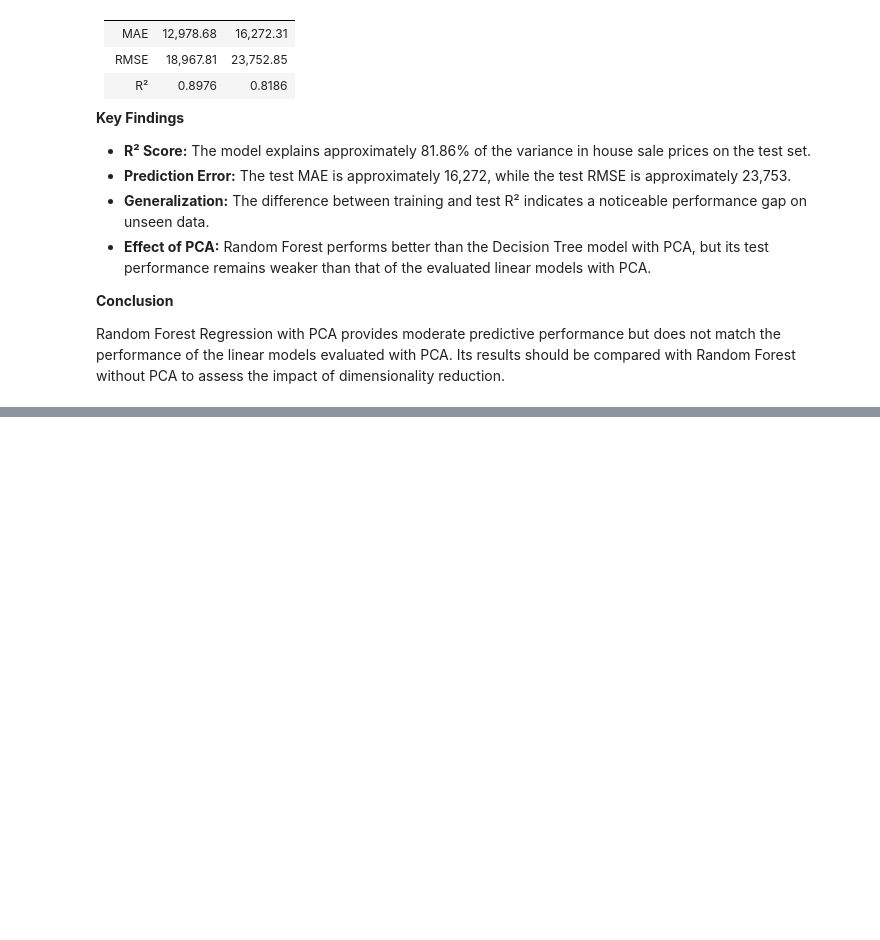
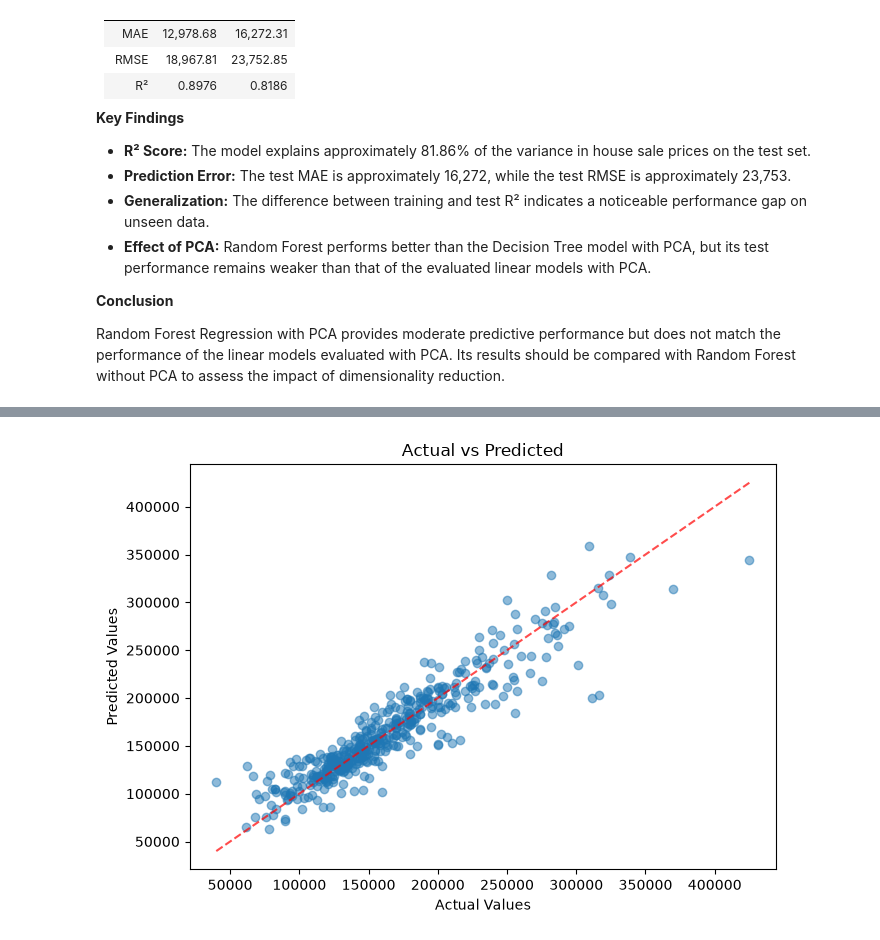
Before and after one commit to Mohamadzf23/ames-housing-price-prediction, a Jupyter notebook: src/ames_housing_price_prediction.ipynb, the cells around one changed output, grey strips where cells are left out. Cells and saved outputs as stored; diff of their text form; code cells hidden in the pictures; blank space fills up the shorter version.

```diff
--- a/src/ames_housing_price_prediction.ipynb
+++ b/src/ames_housing_price_prediction.ipynb
@@ -3191,0 +3238,4 @@ Random Forest Regression with PCA provides moderate predictive performance but d
+# %%
+plot_actual_vs_predicted(gb_pipline, X_test, y_test)
+# %% [output]
+[figure, added]
```
Also changed, not shown: parts of 6 cells of this notebook.
